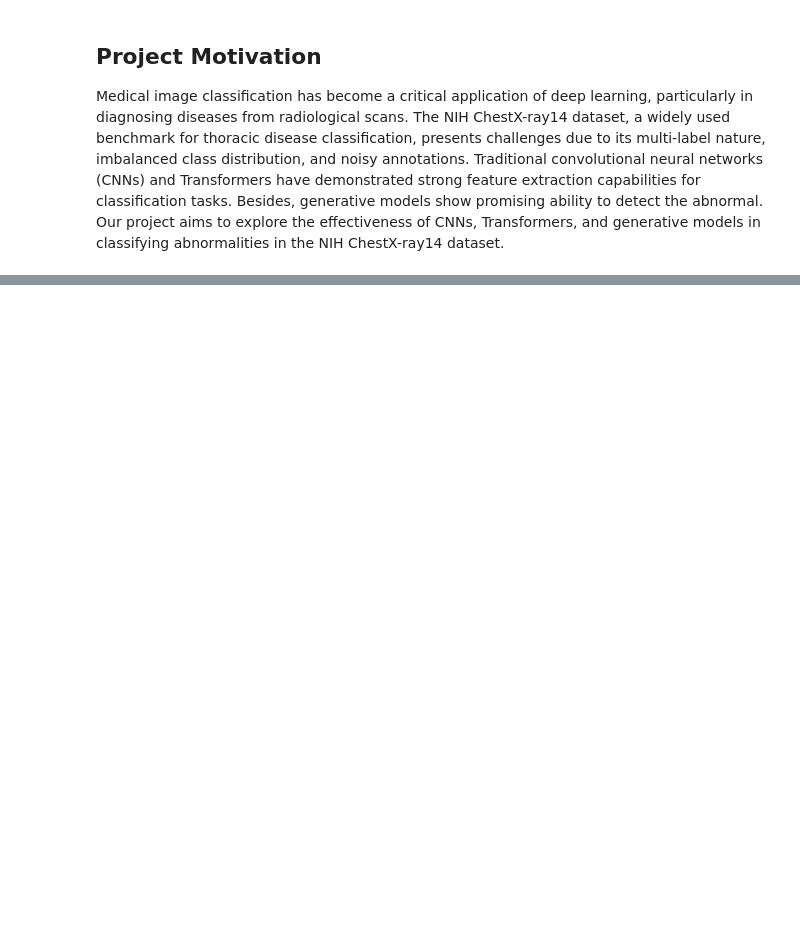
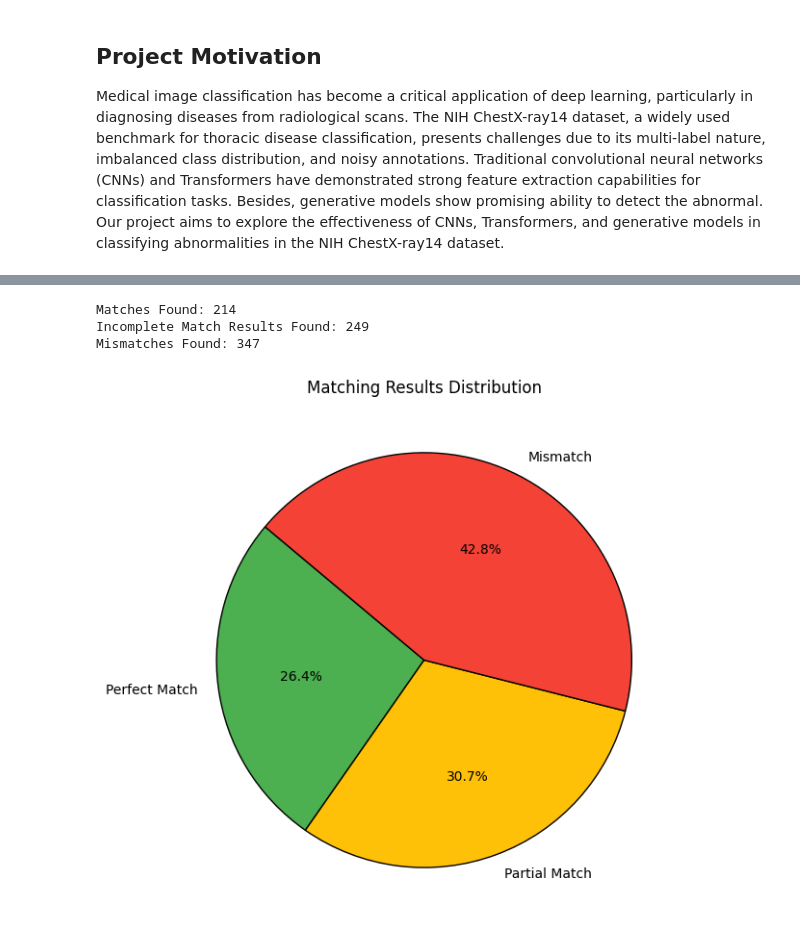
Before and after one commit to yanming-s/CS5242_Project, a Jupyter notebook: final_report.ipynb, the cells around one changed output, grey strips where cells are left out. Cells and saved outputs as stored; diff of their text form; code cells hidden in the pictures; blank space fills up the shorter version.

```diff
--- a/final_report.ipynb
+++ b/final_report.ipynb
@@ -103,0 +300,8 @@ Besides implementing the baseline steps in the deep learning pipeline, do consid
+# %%
+csv_path_expert_labels = r'/content/drive/MyDrive/project/all_findings_expert_labels_test_labels.csv'
+csv_path_individ_diagn = r'/content/drive/MyDrive/project/test_individual_readers.csv'
+df = pd.read_csv(csv_path_expert_labels)
+
+# Extract and print the list of files (indexes) from the CSV
+image_list = sorted(df.iloc[:, 0].astype(str).tolist())
+print(len(image_list))
@@ -103,0 +310,71 @@ Besides implementing the baseline steps in the deep learning pipeline, do consid
+# %%
+# Load the CSV files of the experts' diagnosis and the NLP extracted diagnosis
+partial_df = pd.read_csv(csv_path_expert_labels)
+entire_df = pd.read_csv(csv_path_labels)
+
+# Normalize column names for easier comparison
+partial_df.columns = partial_df.columns.str.strip().str.replace(' ', '_')
+entire_df.columns = entire_df.columns.str.strip().str.replace(' ', '_')
+
+# Create lists to track results
+match_results = []
+mismatch_results = []
+partial_match_result = []
+# Iterate through partial database
+for _, partial_row in partial_df.iterrows():
+    image_id = partial_row['Image_ID']
+
+    # Find the corresponding row in complete database
+    entire_row = entire_df[entire_df['Image_Index'] == image_id]
+
+    if not entire_row.empty:
+        labels = entire_row['Finding_Labels'].values[0].split('|')
+
+        if 'No Finding' in labels:
+            # Check for no disease case
+            if partial_row['Abnormal'] == 'NO':
+                match_results.append([image_id, 'No Disease', 'No Finding'])
+            else:
+                mismatch_results.append([image_id, 'Marked Abnormal (Partial)', 'No Finding'])
+        else:
+            # Identify diseases marked as 'YES' in the partial dataset
+            partial_diseases = [col for col in partial_df.columns[3:18] if partial_row[col] == 'YES']
+
+            # Compare the two sets of labels
+            if set(partial_diseases) == set(labels):
+                match_results.append([image_id, ', '.join(partial_diseases), ', '.join(labels)])
+            elif set(partial_diseases) & set(labels):  # Check for intersection
+                partial_match_result.append([image_id, ', '.join(partial_diseases), ', '.join(labels)])
+            else:
+                mismatch_results.append([image_id, ', '.join(partial_diseases), ', '.join(labels)])
+
+# Create DataFrames for results
+match_df = pd.DataFrame(match_results, columns=['Image_ID', 'Partial_Diseases', 'Entire_Diseases'])
+partial_match_df = pd.DataFrame(partial_match_result, columns=['Image_ID', 'Partial_Diseases', 'Entire_Diseases'])
+mismatch_df = pd.DataFrame(mismatch_results, columns=['Image_ID', 'Partial_Diseases', 'Entire_Diseases'])
+
+# Print results to console
+print(f"Matches Found: {len(match_results)}")
+print(f"Incomplete Match Results Found: {len(partial_match_result)}")
+print(f"Mismatches Found: {len(mismatch_results)}")
+# %% [output]
+Matches Found: 214
+Incomplete Match Results Found: 249
+Mismatches Found: 347
+# %%
+# Labels and values
+labels = ['Perfect Match', 'Partial Match', 'Mismatch']
+sizes = [len(match_results), len(partial_match_result), len(mismatch_results)]
+colors = ['#4CAF50', '#FFC107', '#F44336']  # Green, Yellow, Red
+
+# Plot pie chart
+plt.figure(figsize=(7, 7))
+plt.pie(sizes, labels=labels, autopct='%1.1f%%', colors=colors, startangle=140, wedgeprops={'edgecolor': 'black'})
+
+# Title
+plt.title("Matching Results Distribution")
+
+# Show plot
+plt.show()
+# %% [output]
+[figure, added]
```
Also changed, not shown: parts of 105 cells of this notebook.
